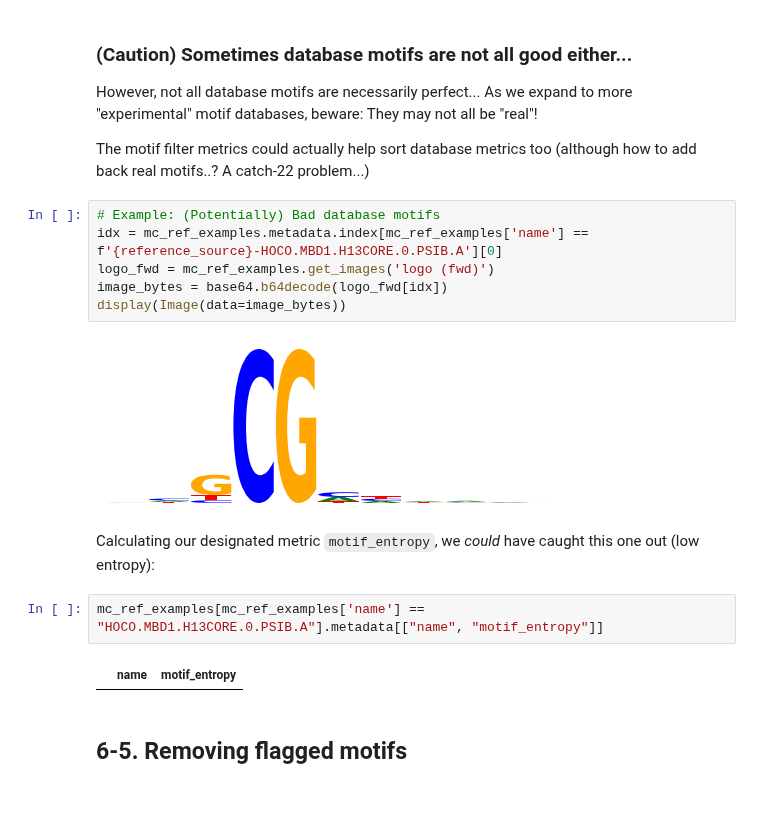
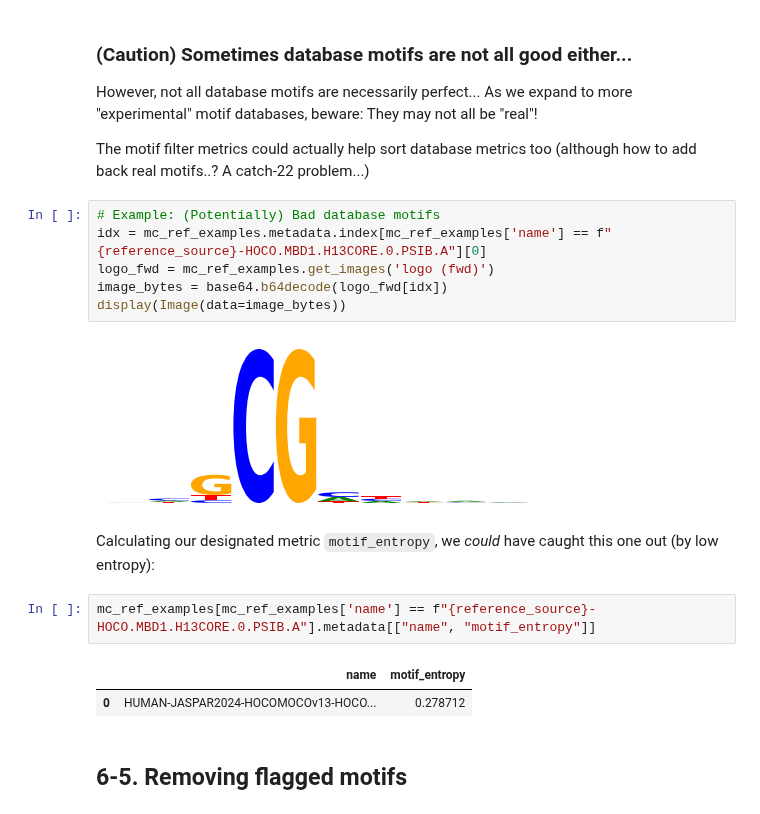
Before and after one commit to kundajelab/MotifCompendium, a Jupyter notebook: tutorials/6_motif_filtering.ipynb, the cells around one changed output. Saved outputs shown, nothing was run; the diff lists cells and outputs as text.

```diff
--- a/tutorials/6_motif_filtering.ipynb
+++ b/tutorials/6_motif_filtering.ipynb
@@ -654,18 +658,19 @@ However, not all database motifs are necessarily perfect... As we expand to more
 The motif filter metrics could actually help sort database metrics too (although how to add back real motifs..? A catch-22 problem...)
 # %%
 # Example: (Potentially) Bad database motifs
-idx = mc_ref_examples.metadata.index[mc_ref_examples['name'] == f'{reference_source}-HOCO.MBD1.H13CORE.0.PSIB.A'][0]
+idx = mc_ref_examples.metadata.index[mc_ref_examples['name'] == f"{reference_source}-HOCO.MBD1.H13CORE.0.PSIB.A"][0]
 logo_fwd = mc_ref_examples.get_images('logo (fwd)')
 image_bytes = base64.b64decode(logo_fwd[idx])
 display(Image(data=image_bytes))
 # %% [output]
 [figure]
 # %% [markdown]
-Calculating our designated metric `motif_entropy`, we *could* have caught this one out (low entropy):
+Calculating our designated metric `motif_entropy`, we *could* have caught this one out (by low entropy):
 # %%
-mc_ref_examples[mc_ref_examples['name'] == "HOCO.MBD1.H13CORE.0.PSIB.A"].metadata[["name", "motif_entropy"]]
+mc_ref_examples[mc_ref_examples['name'] == f"{reference_source}-HOCO.MBD1.H13CORE.0.PSIB.A"].metadata[["name", "motif_entropy"]]
 # %% [output]
 |  | name | motif_entropy |
+| 0 | HUMAN-JASPAR2024-HOCOMOCOv13-HOCO... | 0.278712 |
 # %% [markdown]
 ## 6-5. Removing flagged motifs
 # %% [markdown]
```
Also changed, not shown: parts of 15 cells of this notebook, 6 other files.
